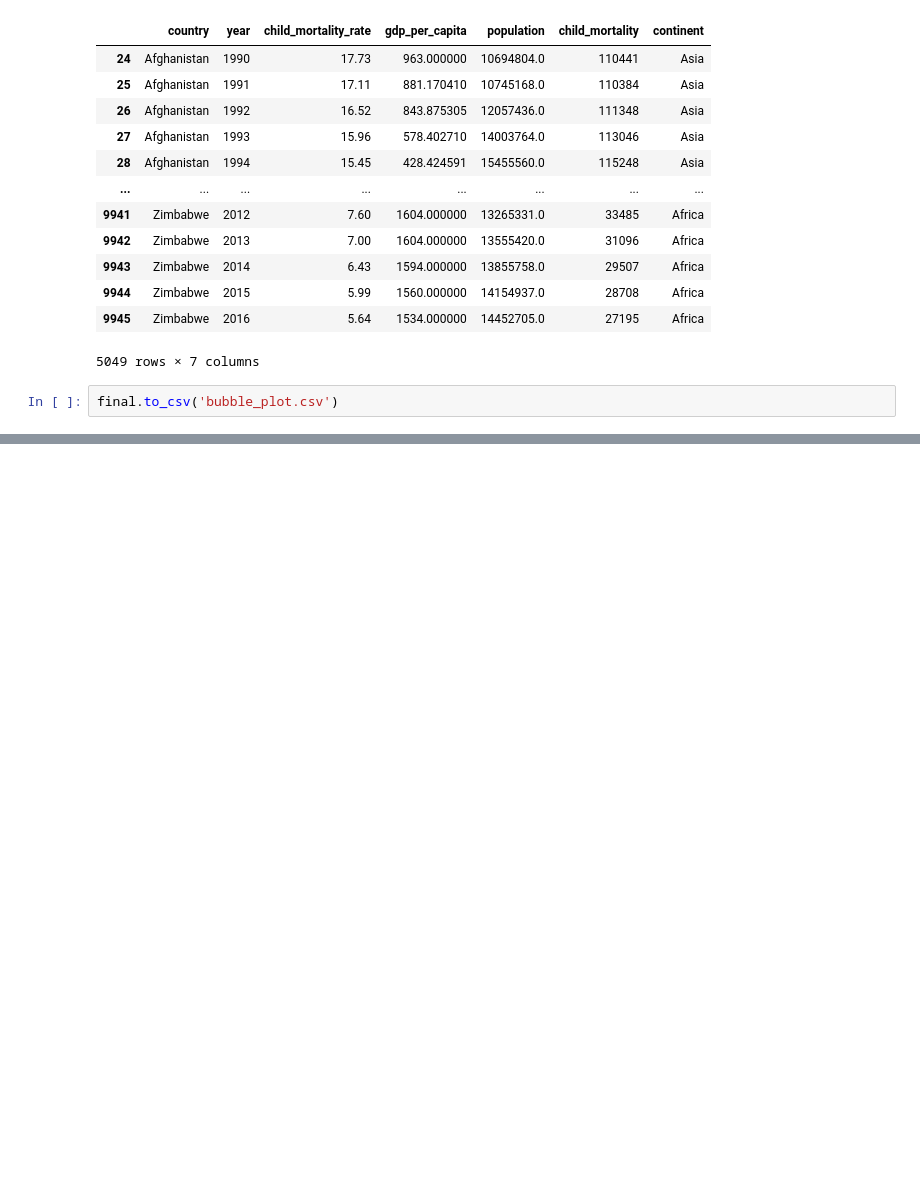
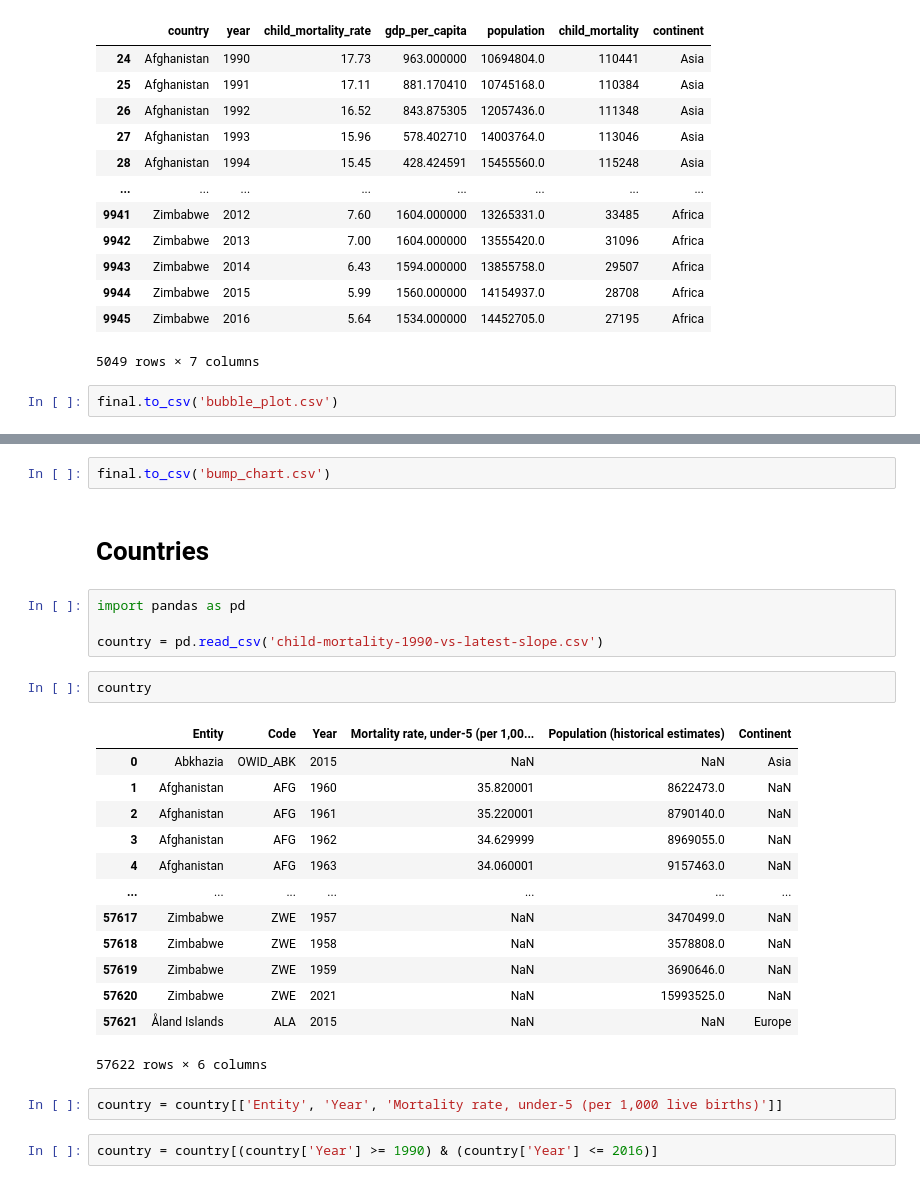
Before and after one commit to ongdisheng/FIT3179, a Jupyter notebook: project2/data/preprocess.ipynb, the cells around one changed output, grey strips where cells are left out. Drawn from its saved outputs; the diff is of its cells as text; blank space fills up the shorter version.

Commit message:
Added bump chart country csv file

```diff
--- a/project2/data/preprocess.ipynb
+++ b/project2/data/preprocess.ipynb
@@ -196,0 +195,28 @@ final.to_csv('bump_chart.csv')
+# %%
+final.to_csv('bump_chart.csv')
+# %% [markdown]
+# Countries
+# %%
+import pandas as pd
+
+country = pd.read_csv('child-mortality-1990-vs-latest-slope.csv')
+# %%
+country
+# %% [output]
+|  | Entity | Code | Year | Mortality rate, under-5 (per 1,00... | Population (historical estimates) | Continent |
+| 0 | Abkhazia | OWID_ABK | 2015 | NaN | NaN | Asia |
+| 1 | Afghanistan | AFG | 1960 | 35.820001 | 8622473.0 | NaN |
+| 2 | Afghanistan | AFG | 1961 | 35.220001 | 8790140.0 | NaN |
+| 3 | Afghanistan | AFG | 1962 | 34.629999 | 8969055.0 | NaN |
+| 4 | Afghanistan | AFG | 1963 | 34.060001 | 9157463.0 | NaN |
+| ... | ... | ... | ... | ... | ... | ... |
+| 57617 | Zimbabwe | ZWE | 1957 | NaN | 3470499.0 | NaN |
+| 57618 | Zimbabwe | ZWE | 1958 | NaN | 3578808.0 | NaN |
+| 57619 | Zimbabwe | ZWE | 1959 | NaN | 3690646.0 | NaN |
+| 57620 | Zimbabwe | ZWE | 2021 | NaN | 15993525.0 | NaN |
+| 57621 | Åland Islands | ALA | 2015 | NaN | NaN | Europe |
+57622 rows × 6 columns
+# %%
+country = country[['Entity', 'Year', 'Mortality rate, under-5 (per 1,000 live births)']]
+# %%
+country = country[(country['Year'] >= 1990) & (country['Year'] <= 2016)]
```
Also changed, not shown: parts of 21 cells of this notebook, 3 other files.
